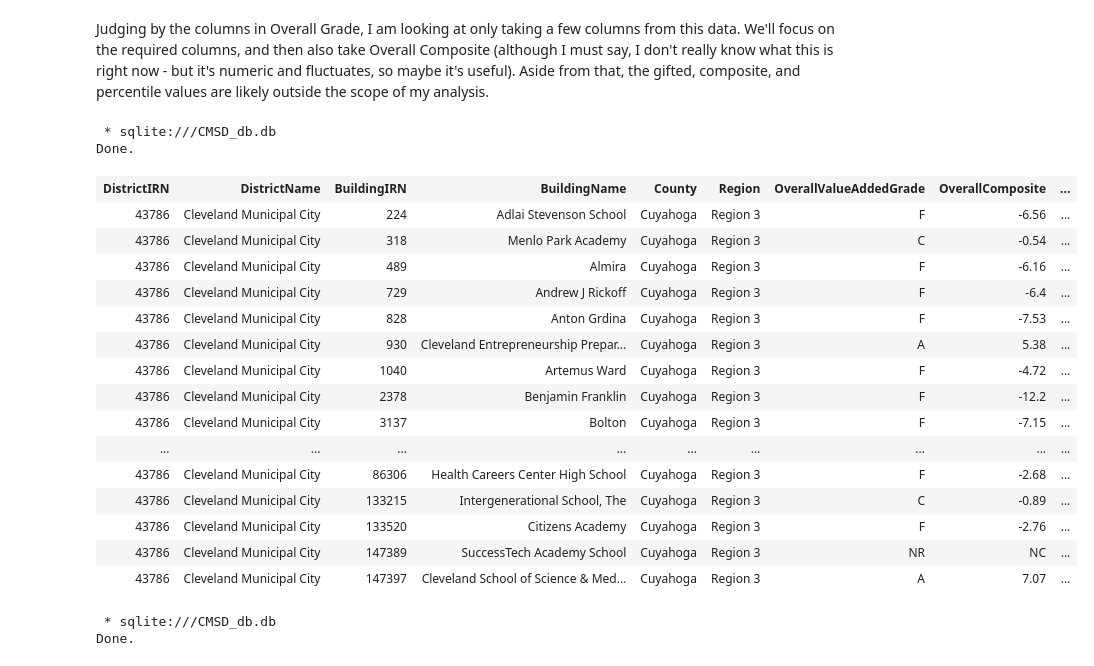
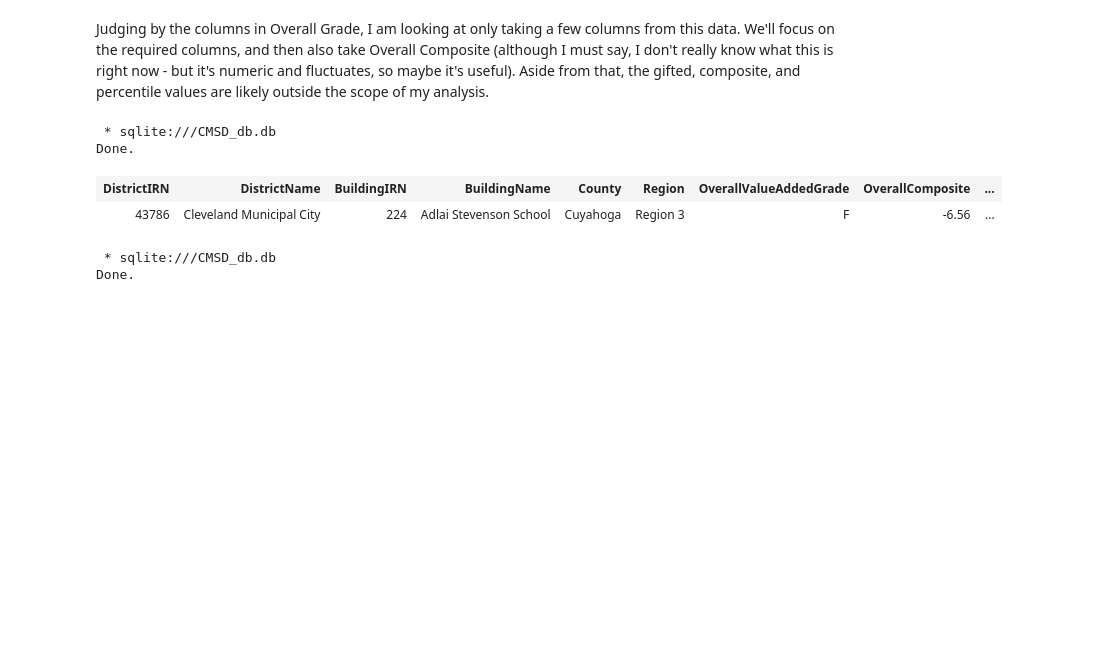
Before and after one commit to GomerC2201/CMSD, a Jupyter notebook: CMSD Data Analysis.ipynb, the cells around one changed output. Saved outputs shown, nothing was run; the diff lists cells and outputs as text; code cells hidden in the pictures; blank space fills up the shorter version.

```diff
--- a/CMSD Data Analysis.ipynb
+++ b/CMSD Data Analysis.ipynb
@@ -801,27 +677,14 @@ Judging by the columns in Overall Grade, I am looking at only taking a few colum
 # %%
 %%sql
 SELECT *
 FROM VA_org_1516
 WHERE DistrictIRN = '043786'
+LIMIT 1
 # %% [output]
  * sqlite:///CMSD_db.db
 Done.
 | DistrictIRN | DistrictName | BuildingIRN | BuildingName | County | Region | OverallValueAddedGrade | OverallComposite | ... |
 | 43786 | Cleveland Municipal City | 224 | Adlai Stevenson School | Cuyahoga | Region 3 | F | -6.56 | ... |
-| 43786 | Cleveland Municipal City | 318 | Menlo Park Academy | Cuyahoga | Region 3 | C | -0.54 | ... |
-| 43786 | Cleveland Municipal City | 489 | Almira | Cuyahoga | Region 3 | F | -6.16 | ... |
-| 43786 | Cleveland Municipal City | 729 | Andrew J Rickoff | Cuyahoga | Region 3 | F | -6.4 | ... |
-| 43786 | Cleveland Municipal City | 828 | Anton Grdina | Cuyahoga | Region 3 | F | -7.53 | ... |
-| 43786 | Cleveland Municipal City | 930 | Cleveland Entrepreneurship Prepar... | Cuyahoga | Region 3 | A | 5.38 | ... |
-| 43786 | Cleveland Municipal City | 1040 | Artemus Ward | Cuyahoga | Region 3 | F | -4.72 | ... |
-| 43786 | Cleveland Municipal City | 2378 | Benjamin Franklin | Cuyahoga | Region 3 | F | -12.2 | ... |
-| 43786 | Cleveland Municipal City | 3137 | Bolton | Cuyahoga | Region 3 | F | -7.15 | ... |
-| ... | ... | ... | ... | ... | ... | ... | ... | ... |
-| 43786 | Cleveland Municipal City | 86306 | Health Careers Center High School | Cuyahoga | Region 3 | F | -2.68 | ... |
-| 43786 | Cleveland Municipal City | 133215 | Intergenerational School, The | Cuyahoga | Region 3 | C | -0.89 | ... |
-| 43786 | Cleveland Municipal City | 133520 | Citizens Academy | Cuyahoga | Region 3 | F | -2.76 | ... |
-| 43786 | Cleveland Municipal City | 147389 | SuccessTech Academy School | Cuyahoga | Region 3 | NR | NC | ... |
-| 43786 | Cleveland Municipal City | 147397 | Cleveland School of Science & Med... | Cuyahoga | Region 3 | A | 7.07 | ... |
 # %%
 %%sql
 PRAGMA table_info(VA_org_1516)
```
Also changed, not shown: parts of 23 cells of this notebook.
